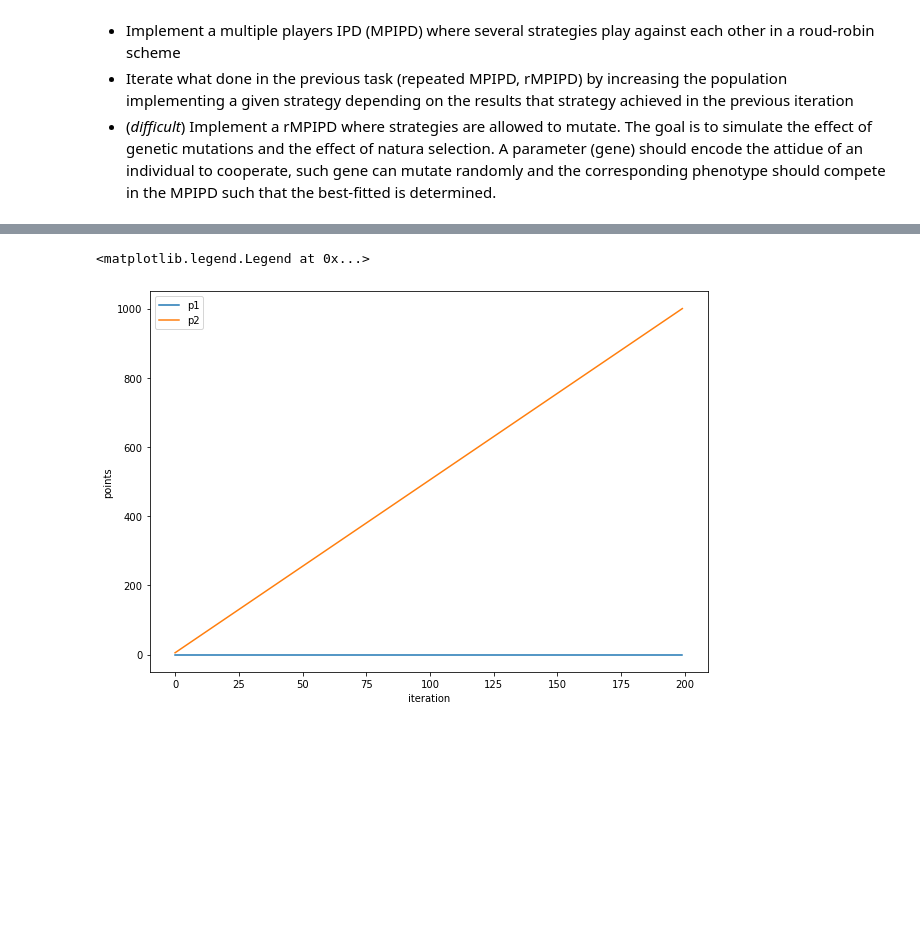
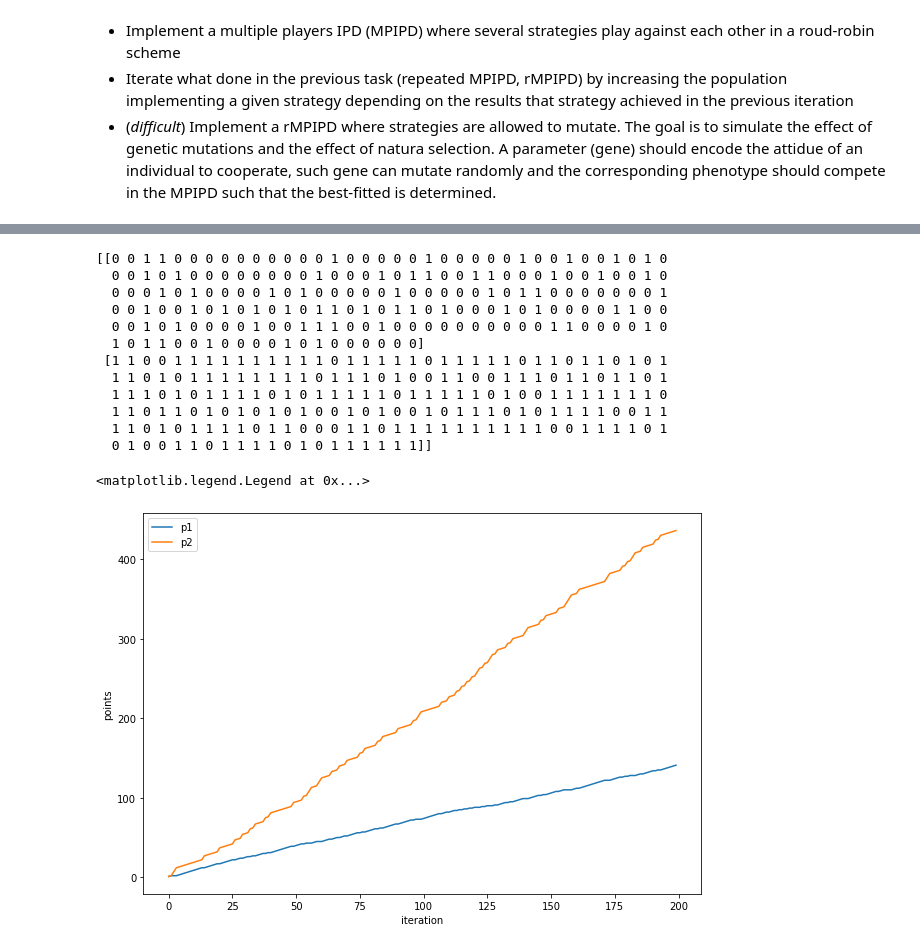
Before and after one commit to luca430/prisoner_dilemma, a Jupyter notebook: Project.ipynb, the cells around one changed output, grey strips where cells are left out. Cells and saved outputs as stored; diff of their text form; code cells hidden in the pictures; blank space fills up the shorter version.

```diff
--- a/Project.ipynb
+++ b/Project.ipynb
@@ -86,23 +124,31 @@ def tit_tat(it,u):
 # %%
-p1 = []
-p2 = []
+N = 200
 
-for i in range(200):
-    p1.append(nice_guy())
-    p2.append(bad_guy())
-
-p1 = np.array(p1).T
-p2 = np.array(p2).T
+p1 = np.array([mainly_bad() for i in range(N)]).T
+p2 = np.array([bad_guy() for i in range(N)]).T
 
 result_1 = np.cumsum([np.dot(p1[:,i].T,np.dot(M,p2[:,i])) for i in range(200)])
 result_2 = np.cumsum([np.dot(p2[:,i].T,np.dot(M,p1[:,i])) for i in range(200)])
+print(p1)
 
 plt.figure(figsize=(10,7))
 plt.xlabel('iteration')
 plt.ylabel('points')
 plt.plot(result_1, label='p1')
 plt.plot(result_2, label='p2')
 plt.legend()
 # %% [output]
-<matplotlib.legend.Legend at 0x...>
+[[0 0 1 1 0 0 0 0 0 0 0 0 0 0 1 0 0 0 0 0 1 0 0 0 0 0 1 0 0 1 0 0 1 0 1 0
+  0 0 1 0 1 0 0 0 0 0 0 0 0 1 0 0 0 1 0 1 1 0 0 1 1 0 0 0 1 0 0 1 0 0 1 0
+  0 0 0 1 0 1 0 0 0 0 1 0 1 0 0 0 0 0 1 0 0 0 0 0 1 0 1 1 0 0 0 0 0 0 0 1
+  0 0 1 0 0 1 0 1 0 1 0 1 0 1 1 0 1 0 1 1 0 1 0 0 0 1 0 1 0 0 0 0 1 1 0 0
+  0 0 1 0 1 0 0 0 0 1 0 0 1 1 1 0 0 1 0 0 0 0 0 0 0 0 0 0 1 1 0 0 0 0 1 0
+  1 0 1 1 0 0 1 0 0 0 0 1 0 1 0 0 0 0 0 0]
+ [1 1 0 0 1 1 1 1 1 1 1 1 1 1 0 1 1 1 1 1 0 1 1 1 1 1 0 1 1 0 1 1 0 1 0 1
+  1 1 0 1 0 1 1 1 1 1 1 1 1 0 1 1 1 0 1 0 0 1 1 0 0 1 1 1 0 1 1 0 1 1 0 1
+  1 1 1 0 1 0 1 1 1 1 0 1 0 1 1 1 1 1 0 1 1 1 1 1 0 1 0 0 1 1 1 1 1 1 1 0
+  1 1 0 1 1 0 1 0 1 0 1 0 1 0 0 1 0 1 0 0 1 0 1 1 1 0 1 0 1 1 1 1 0 0 1 1
+  1 1 0 1 0 1 1 1 1 0 1 1 0 0 0 1 1 0 1 1 1 1 1 1 1 1 1 1 0 0 1 1 1 1 0 1
+  0 1 0 0 1 1 0 1 1 1 1 0 1 0 1 1 1 1 1 1]]
+<matplotlib.legend.Legend at 0x...>
-[figure, old version]
+[figure, new version]
```
Also changed, not shown: parts of 1 cell of this notebook.
